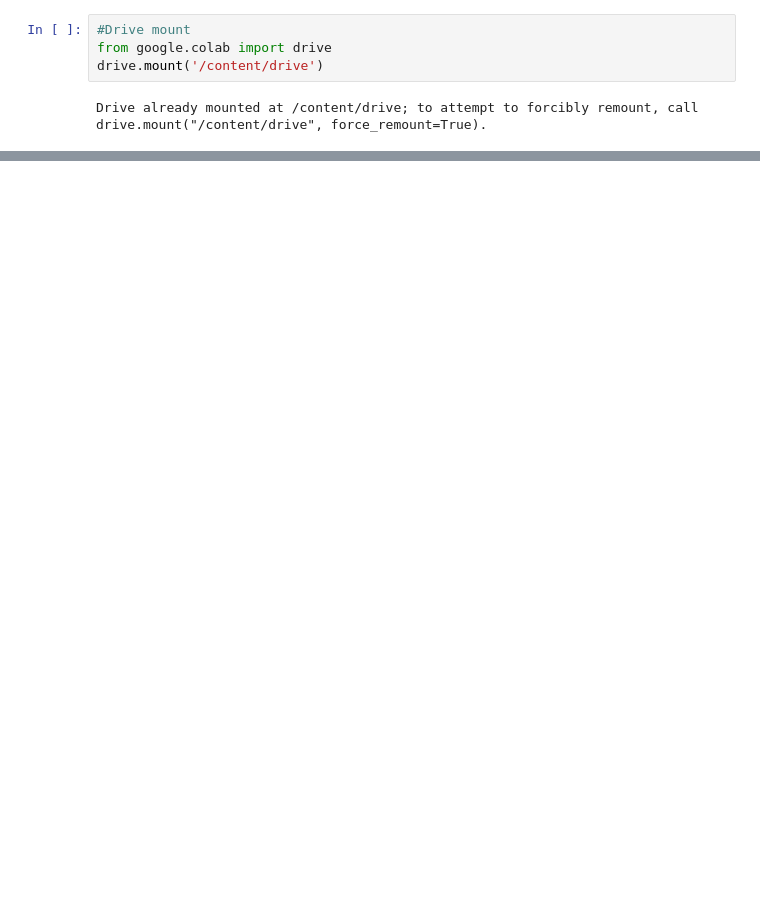
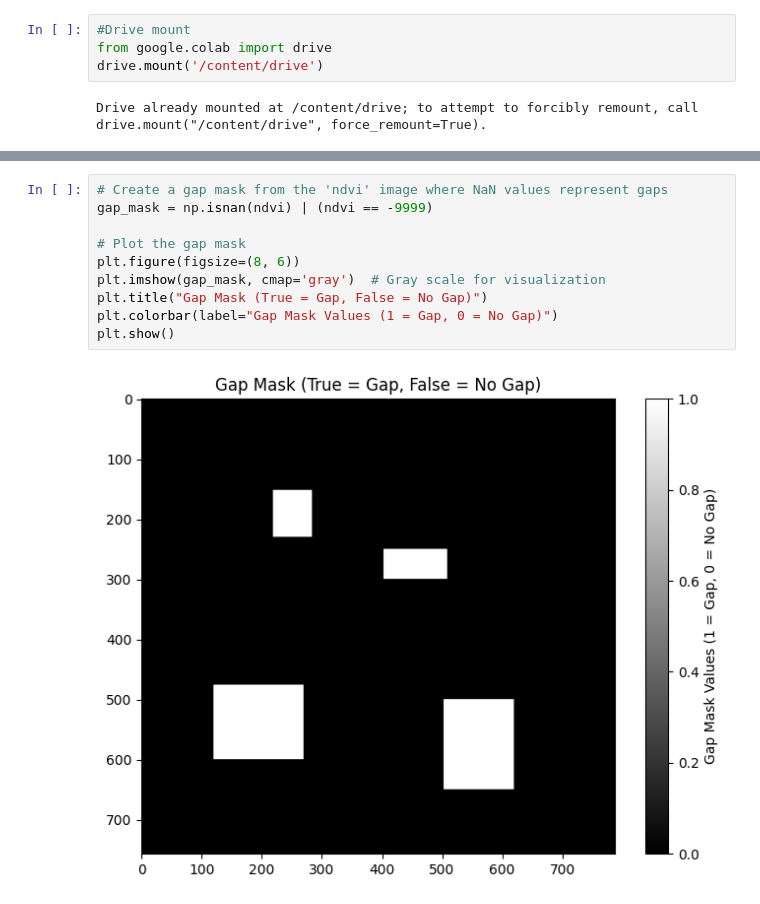
Before and after one commit to larasauser/master, a Jupyter notebook: nspi_1.ipynb, the cells around one changed output, grey strips where cells are left out. Saved outputs shown, nothing was run; the diff lists cells and outputs as text; blank space fills up the shorter version.

```diff
--- a/nspi_1.ipynb
+++ b/nspi_1.ipynb
@@ -152,0 +232,12 @@ R²: 0.44547271728515625
+# %%
+# Create a gap mask from the 'ndvi' image where NaN values represent gaps
+gap_mask = np.isnan(ndvi) | (ndvi == -9999)
+
+# Plot the gap mask
+plt.figure(figsize=(8, 6))
+plt.imshow(gap_mask, cmap='gray')  # Gray scale for visualization
+plt.title("Gap Mask (True = Gap, False = No Gap)")
+plt.colorbar(label="Gap Mask Values (1 = Gap, 0 = No Gap)")
+plt.show()
+# %% [output]
+[figure, added]
```
Also changed, not shown: parts of 13 cells of this notebook.
